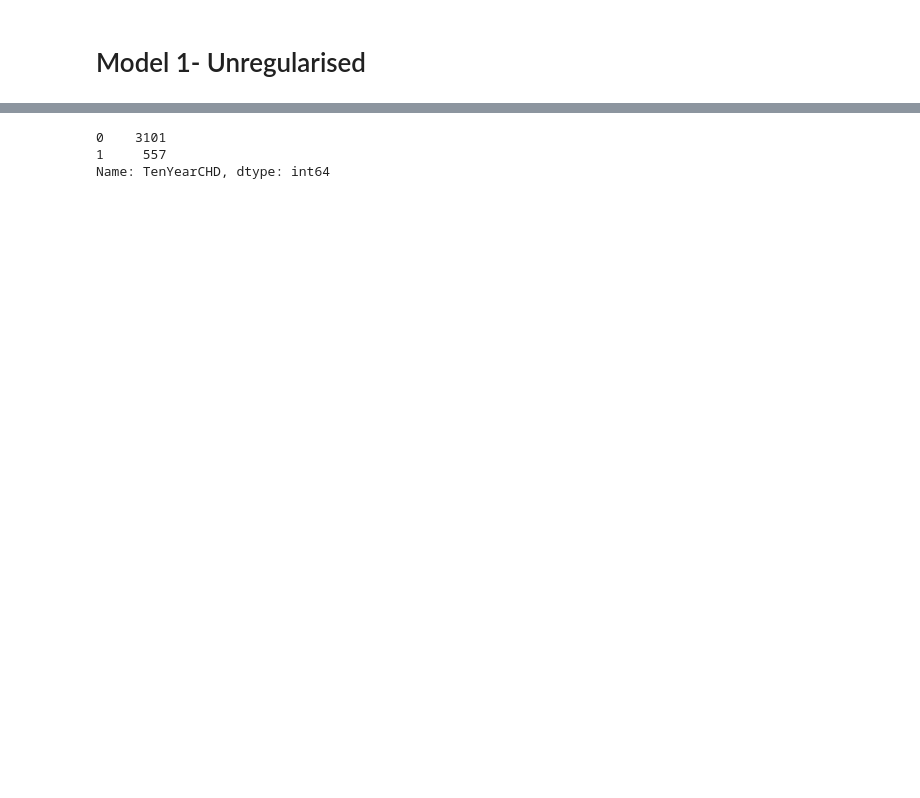
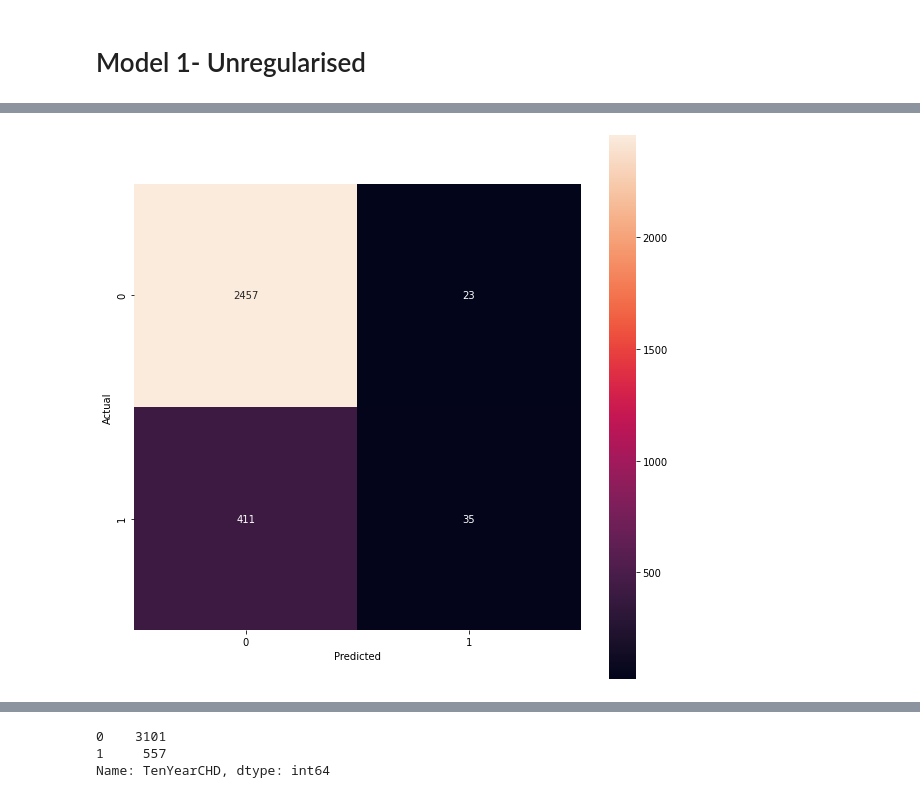
Before and after one commit to rohankavari/MachineLearning, a Jupyter notebook: Logistic_Regression_imbalanced.ipynb, the cells around one changed output, grey strips where cells are left out. Cells and saved outputs as stored; diff of their text form; code cells hidden in the pictures; blank space fills up the shorter version.

```diff
--- a/Logistic_Regression_imbalanced.ipynb
+++ b/Logistic_Regression_imbalanced.ipynb
@@ -173,0 +170,6 @@ Name: TenYearCHD, dtype: int64
+# %%
+plt.figure(figsize=(10, 10))
+a=sns.heatmap(confusion_matrix(y_train, y_pred),annot=True,fmt="d")
+a.set(xlabel="Predicted", ylabel="Actual", aspect="equal");
+# %% [output]
+[figure, added]
```
Also changed, not shown: parts of 66 cells of this notebook.
